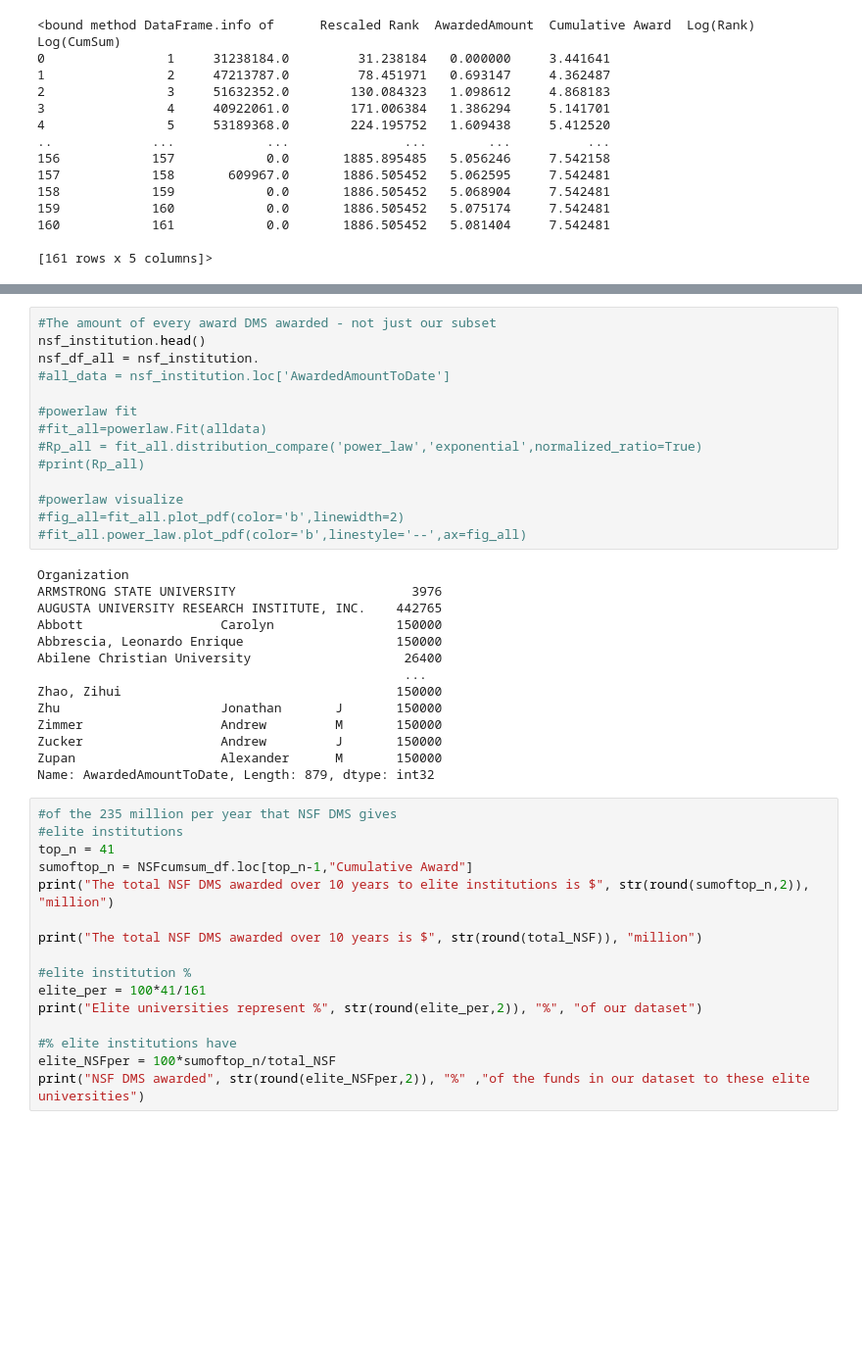
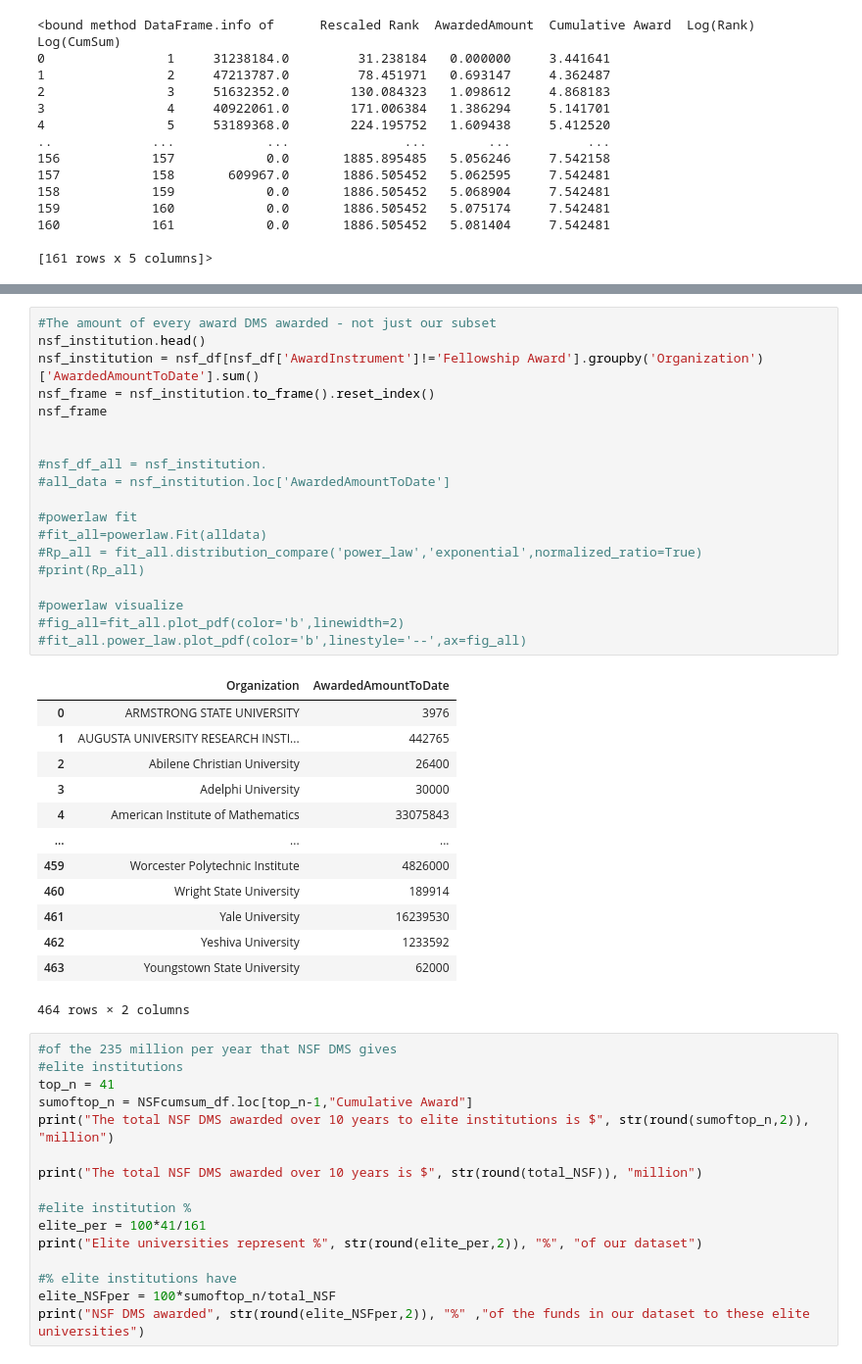
Before and after one commit to DAAAAMNSocialJustice/metamath, a Jupyter notebook: AMM/analysis_fixpw.ipynb, the cells around one changed output, grey strips where cells are left out. Shown at 98% size. Drawn from its saved outputs; the diff is of its cells as text; blank space fills up the shorter version.

Commit message:
Remove fellowship awards

```diff
--- a/AMM/analysis_fixpw.ipynb
+++ b/AMM/analysis_fixpw.ipynb
@@ -458,31 +458,36 @@ Calculating best minimal value for power law fit
 # %%
 #The amount of every award DMS awarded - not just our subset
 nsf_institution.head()
-nsf_df_all = nsf_institution.
+nsf_institution = nsf_df[nsf_df['AwardInstrument']!='Fellowship Award'].groupby('Organization')['AwardedAmountToDate'].sum()
+nsf_frame = nsf_institution.to_frame().reset_index()
+nsf_frame
+
+
+#nsf_df_all = nsf_institution.
 #all_data = nsf_institution.loc['AwardedAmountToDate']
 
 #powerlaw fit
 #fit_all=powerlaw.Fit(alldata)
 #Rp_all = fit_all.distribution_compare('power_law','exponential',normalized_ratio=True)
 #print(Rp_all)
 
 #powerlaw visualize
 #fig_all=fit_all.plot_pdf(color='b',linewidth=2)
 #fit_all.power_law.plot_pdf(color='b',linestyle='--',ax=fig_all)
 # %% [output]
+|  | Organization | AwardedAmountToDate |
+| 0 | ARMSTRONG STATE UNIVERSITY | 3976 |
+| 1 | AUGUSTA UNIVERSITY RESEARCH INSTI... | 442765 |
+| 2 | Abilene Christian University | 26400 |
+| 3 | Adelphi University | 30000 |
+| 4 | American Institute of Mathematics | 33075843 |
+| ... | ... | ... |
+| 459 | Worcester Polytechnic Institute | 4826000 |
+| 460 | Wright State University | 189914 |
+| 461 | Yale University | 16239530 |
+| 462 | Yeshiva University | 1233592 |
+| 463 | Youngstown State University | 62000 |
-Organization
-ARMSTRONG STATE UNIVERSITY                       3976
-AUGUSTA UNIVERSITY RESEARCH INSTITUTE, INC.    442765
-Abbott                  Carolyn                150000
-Abbrescia, Leonardo Enrique                    150000
-Abilene Christian University                    26400
-                                                ...
-Zhao, Zihui                                    150000
-Zhu                     Jonathan       J       150000
-Zimmer                  Andrew         M       150000
-Zucker                  Andrew         J       150000
-Zupan                   Alexander      M       150000
-Name: AwardedAmountToDate, Length: 879, dtype: int32
+464 rows × 2 columns
 # %%
 #of the 235 million per year that NSF DMS gives
 #elite institutions
```
Also changed, not shown: parts of 2 cells of this notebook.
